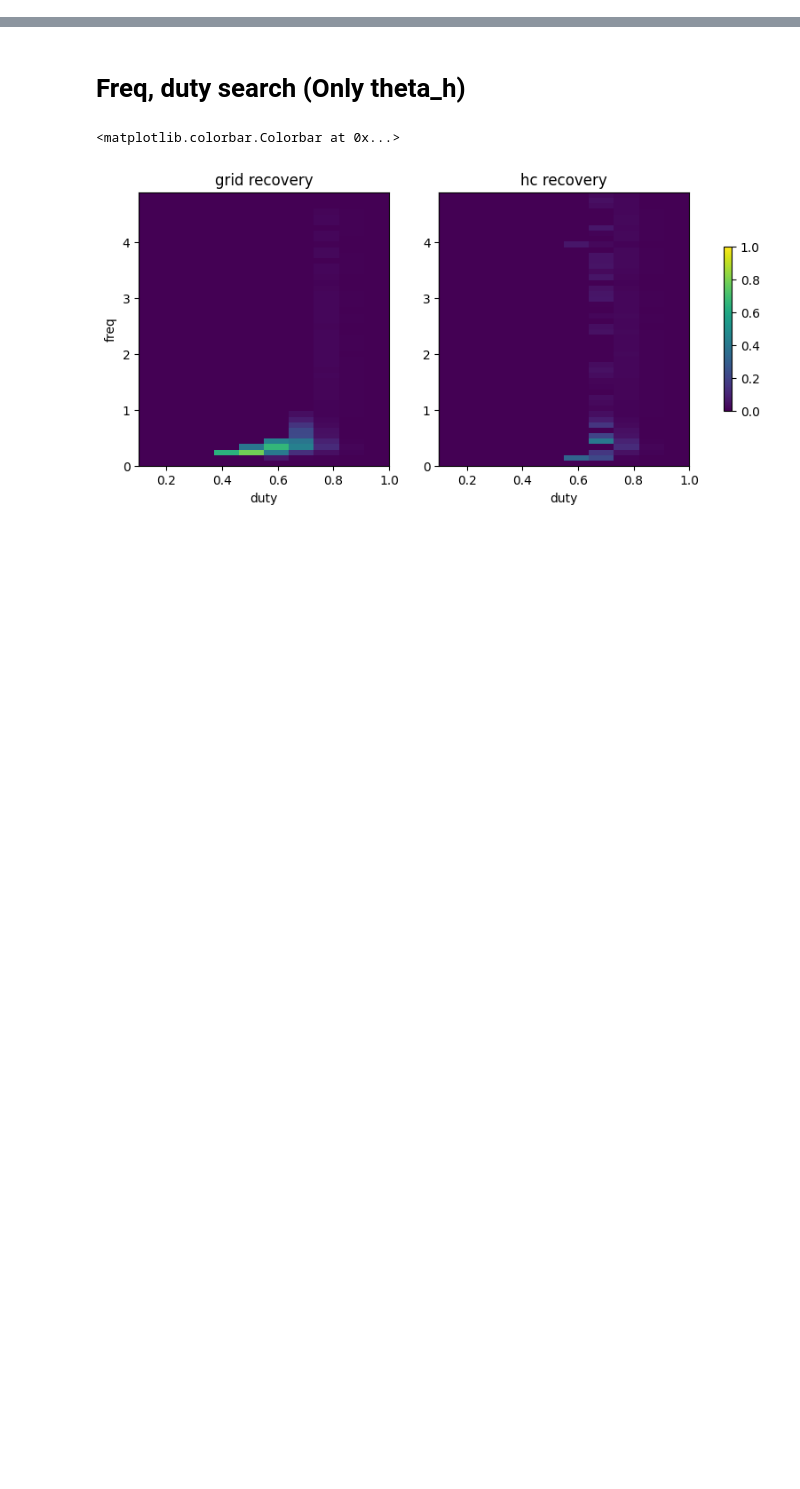
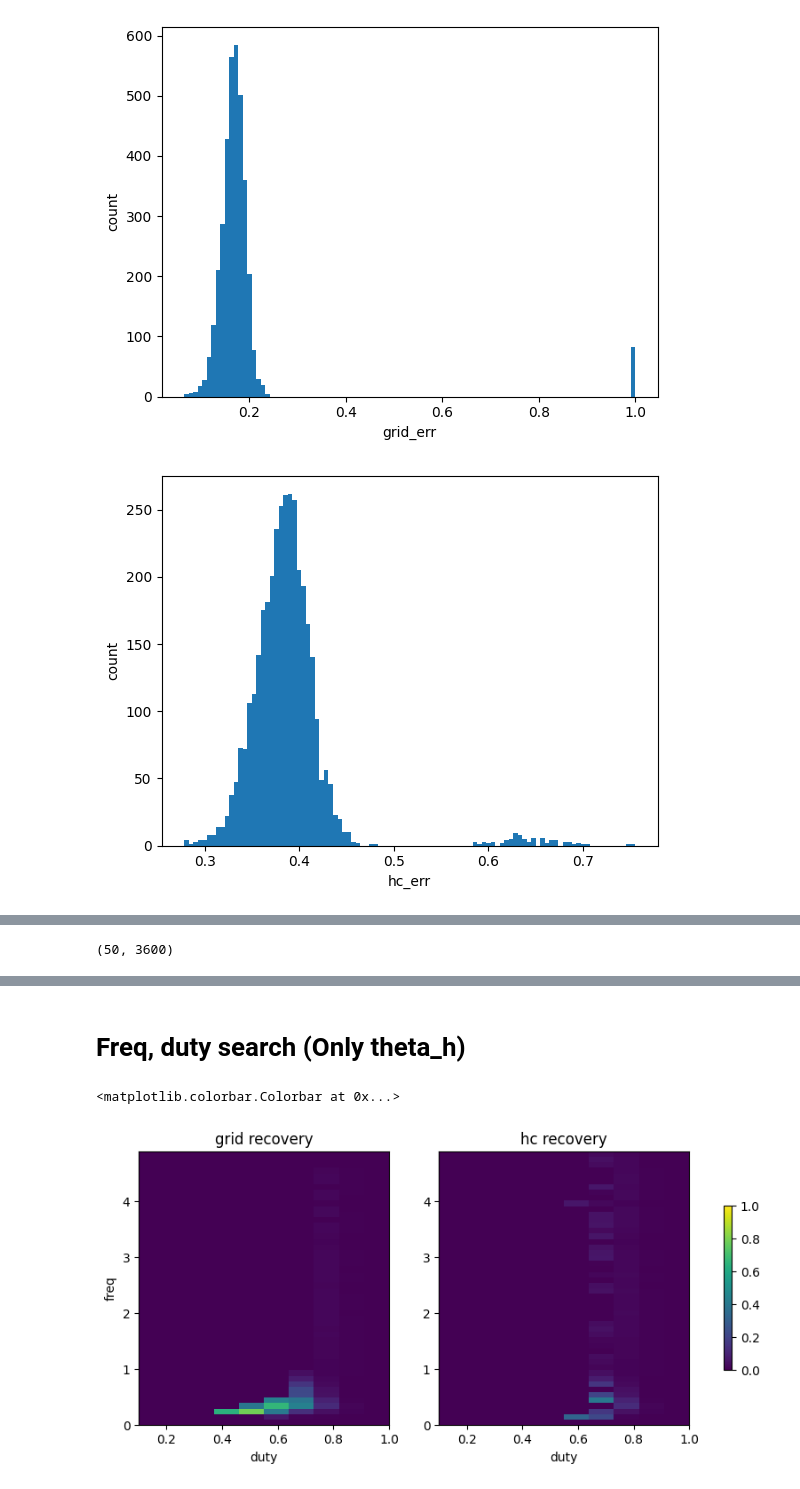
Before and after one commit to srujanakaluve/Master-s-Thesis-Projects, a Jupyter notebook: vectorHASH-cont-jax/jax_wave.ipynb, the cells around one changed output, grey strips where cells are left out. Drawn from its saved outputs; the diff is of its cells as text; code cells hidden in the pictures; blank space fills up the shorter version.

```diff
--- a/vectorHASH-cont-jax/jax_wave.ipynb
+++ b/vectorHASH-cont-jax/jax_wave.ipynb
@@ -14,0 +70,42 @@ os.environ['XLA_PYTHON_CLIENT_PREALLOCATE'] = 'false'
+# %%
+sample_step = compute_sample_step(freq[0], duty[0], phase[0], dt, n_steps)
+g_err = np.max(np.abs(g_traj[sample_step, :, :] - g0_target), axis=0)
+plt.hist(g_err.ravel(), bins=100)
+plt.xlabel('grid_err'); plt.ylabel('count')
+#plt.xlim(0, 1)
+plt.show()
+
+sample_step_hc = compute_sample_step(freq[1], duty[1], phase[1], dt, n_steps)
+hc_err = jnp.linalg.norm(h_traj[sample_step_hc, :, :] - h0[:, :], axis=0) / h0_norm
+#time_avg_hc = time_averaged_activation(h_traj, 50)
+#hc_err = jnp.linalg.norm(time_avg_hc - h0, axis=0) / h0_norm
+plt.hist(hc_err.ravel(), bins=100)
+#plt.xlim(0, 1)
+plt.xlabel('hc_err'); plt.ylabel('count')
+plt.show()
+
+sens = np.sign(np.random.randn(3600, 3600))
+W_hs, W_sh = sensory_weights(sens[:, :], h0)
+s_actual = np.sign(W_sh @ h0)
+s_recalled = np.sign(W_sh @ h_traj[sample_step_hc])
+mi = get_mutual_info(s_recalled, s_actual)
+plt.hist(mi, bins=100)
+plt.xlabel('MI'); plt.ylabel('count')
+plt.show()
+
+"""thresholds = np.linspace(0, 1, 50)
+frac_vs_thresh = [np.mean(g_err < t) for t in thresholds]
+plt.plot(thresholds, frac_vs_thresh)
+plt.xlabel('threshold')
+plt.ylabel('fraction recovered')
+plt.show()"""
+
+time_avg = time_averaged_activation(g_traj, 250)
+print(time_avg.shape)
+g_err_avg = np.max(np.abs(time_avg - g0_target), axis=0)
+plt.hist(g_err_avg.ravel(), bins=100)
+plt.xlabel('grid_err'); plt.ylabel('count')
+plt.show()
+# %% [output]
+[figure, added]
+[figure, added]
@@ -14,0 +113 @@ os.environ['XLA_PYTHON_CLIENT_PREALLOCATE'] = 'false'
+(50, 3600)
```
Also changed, not shown: parts of 34 cells of this notebook, 1 other file.
